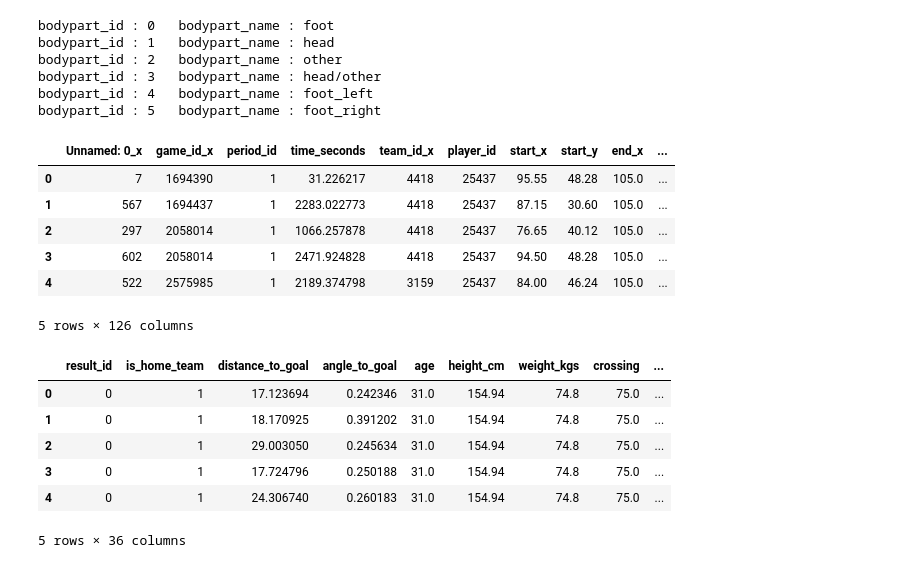
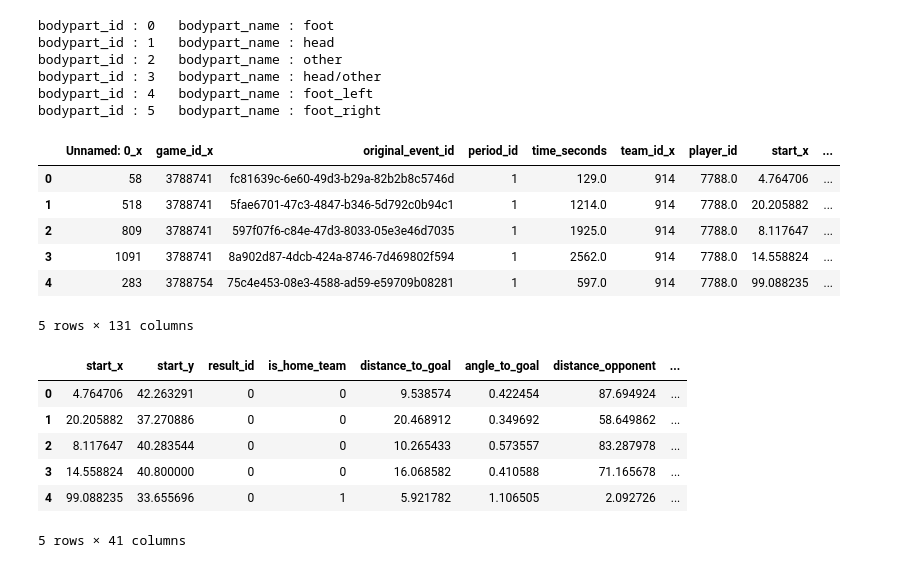
Before and after one commit to Steve23522016/vaep-base-code, a Jupyter notebook: notebooks/expected_goal_model.ipynb, the cells around one changed output. Saved outputs shown, nothing was run; the diff lists cells and outputs as text; code cells hidden in the pictures.

Commit message:
Finish apply opponent 360 features to xpass, xgoal, and xdribble

```diff
--- a/notebooks/expected_goal_model.ipynb
+++ b/notebooks/expected_goal_model.ipynb
@@ -258,7 +361,7 @@ def collect_raw_goal_spadl_df(source="Wyscout", period=1):
 # Load csv datas already retrieved then concat them into one big dataframe
 import os
 
-DIRECTORY_XGOAL_CSV_DATAS = "data/training_data_xgoal_wyscout"
+DIRECTORY_XGOAL_CSV_DATAS = "data/training_data_xgoal"
 
 def load_and_concat_xgoal_df_from_csv():
     list_pass_event_df = []
@@ -277,34 +380,36 @@ big_dataframe_xgoal_model = load_and_concat_xgoal_df_from_csv()
 big_dataframe_xgoal_model = big_dataframe_xgoal_model.merge(player_skills_dataset, how='inner',on='player_id')
 big_dataframe_xgoal_model.head()
 # %% [output]
-|  | Unnamed: 0_x | game_id_x | period_id | time_seconds | team_id_x | player_id | start_x | start_y | end_x | ... |
-| 0 | 7 | 1694390 | 1 | 31.226217 | 4418 | 25437 | 95.55 | 48.28 | 105.0 | ... |
-| 1 | 567 | 1694437 | 1 | 2283.022773 | 4418 | 25437 | 87.15 | 30.60 | 105.0 | ... |
-| 2 | 297 | 2058014 | 1 | 1066.257878 | 4418 | 25437 | 76.65 | 40.12 | 105.0 | ... |
-| 3 | 602 | 2058014 | 1 | 2471.924828 | 4418 | 25437 | 94.50 | 48.28 | 105.0 | ... |
-| 4 | 522 | 2575985 | 1 | 2189.374798 | 3159 | 25437 | 84.00 | 46.24 | 105.0 | ... |
+|  | Unnamed: 0_x | game_id_x | original_event_id | period_id | time_seconds | team_id_x | player_id | start_x | ... |
+| 0 | 58 | 3788741 | fc81639c-6e60-49d3-b29a-82b2b8c5746d | 1 | 129.0 | 914 | 7788.0 | 4.764706 | ... |
+| 1 | 518 | 3788741 | 5fae6701-47c3-4847-b346-5d792c0b94c1 | 1 | 1214.0 | 914 | 7788.0 | 20.205882 | ... |
+| 2 | 809 | 3788741 | 597f07f6-c84e-47d3-8033-05e3e46d7035 | 1 | 1925.0 | 914 | 7788.0 | 8.117647 | ... |
+| 3 | 1091 | 3788741 | 8a902d87-4dcb-424a-8746-7d469802f594 | 1 | 2562.0 | 914 | 7788.0 | 14.558824 | ... |
+| 4 | 283 | 3788754 | 75c4e453-08e3-4588-ad59-e59709b08281 | 1 | 597.0 | 914 | 7788.0 | 99.088235 | ... |
-5 rows × 126 columns
+5 rows × 131 columns
 # %%
 # SELECT ONLY FEATURED COLUMN FROM BIG DATASETS
-features_column_included = ["distance_to_goal", "angle_to_goal", "is_home_team", "result_id"]
+features_column_included = ["start_x", "start_y", "distance_to_goal", "angle_to_goal",
+                            "distance_opponent", "num_opponent_closer_goal", "num_opponent_in_path",
+                            "is_home_team", "result_id"]
 player_skills_column_included = ["acceleration", "aggression", "agility", "balance", "ball_control",
                                  "composure", "crossing", "curve", "dribbling", "finishing",
                                  "freekick_accuracy", "heading_accuracy", "interceptions", "jumping", "long_passing",
                                  "long_shots", "marking", "penalties", "positioning", "reactions",
                                  "shot_power", "sliding_tackle", "sprint_speed", "stamina", "short_passing",
                                  "standing_tackle", "strength", "vision", "volleys"]
 player_attribute_column_included = ["height_cm", "weight_kgs", "age"]
 
 big_dataframe_xgoal_model = big_dataframe_xgoal_model[[c for c in big_dataframe_xgoal_model.columns if c in (features_column_included + player_skills_column_included + player_attribute_column_included)]]
 big_dataframe_xgoal_model.head()
 # %% [output]
-|  | result_id | is_home_team | distance_to_goal | angle_to_goal | age | height_cm | weight_kgs | crossing | ... |
-| 0 | 0 | 1 | 17.123694 | 0.242346 | 31.0 | 154.94 | 74.8 | 75.0 | ... |
-| 1 | 0 | 1 | 18.170925 | 0.391202 | 31.0 | 154.94 | 74.8 | 75.0 | ... |
-| 2 | 0 | 1 | 29.003050 | 0.245634 | 31.0 | 154.94 | 74.8 | 75.0 | ... |
-| 3 | 0 | 1 | 17.724796 | 0.250188 | 31.0 | 154.94 | 74.8 | 75.0 | ... |
-| 4 | 0 | 1 | 24.306740 | 0.260183 | 31.0 | 154.94 | 74.8 | 75.0 | ... |
+|  | start_x | start_y | result_id | is_home_team | distance_to_goal | angle_to_goal | distance_opponent | ... |
+| 0 | 4.764706 | 42.263291 | 0 | 0 | 9.538574 | 0.422454 | 87.694924 | ... |
+| 1 | 20.205882 | 37.270886 | 0 | 0 | 20.468912 | 0.349692 | 58.649862 | ... |
+| 2 | 8.117647 | 40.283544 | 0 | 0 | 10.265433 | 0.573557 | 83.287978 | ... |
+| 3 | 14.558824 | 40.800000 | 0 | 0 | 16.068582 | 0.410588 | 71.165678 | ... |
+| 4 | 99.088235 | 33.655696 | 0 | 1 | 5.921782 | 1.106505 | 2.092726 | ... |
-5 rows × 36 columns
+5 rows × 41 columns
 # %%
 # CASE 1 : Random Oversample Function
 def training_data_random_oversampled(X_train, Y_train):
```
Also changed, not shown: parts of 9 cells of this notebook, 3 other files.
